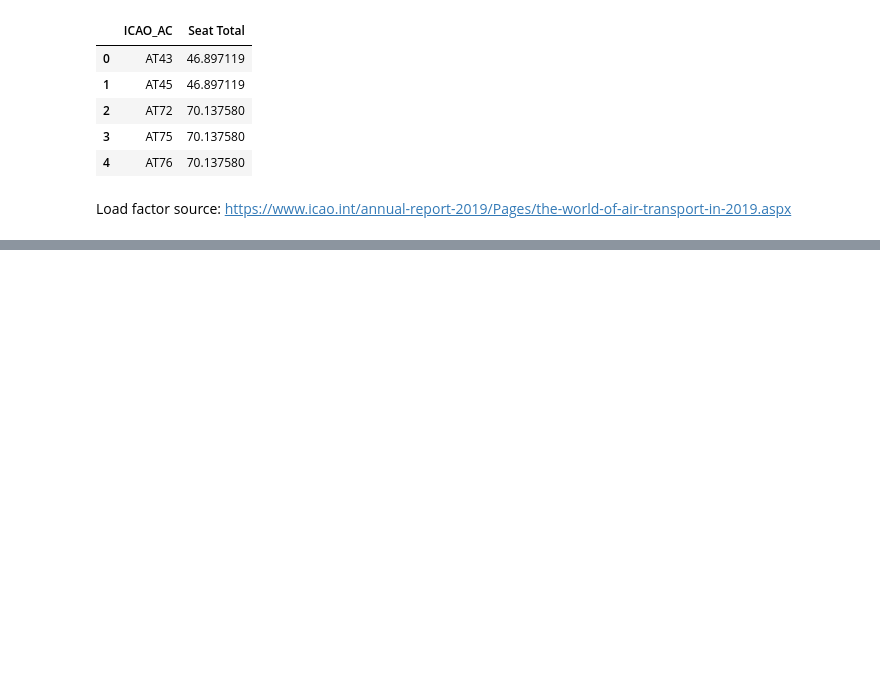
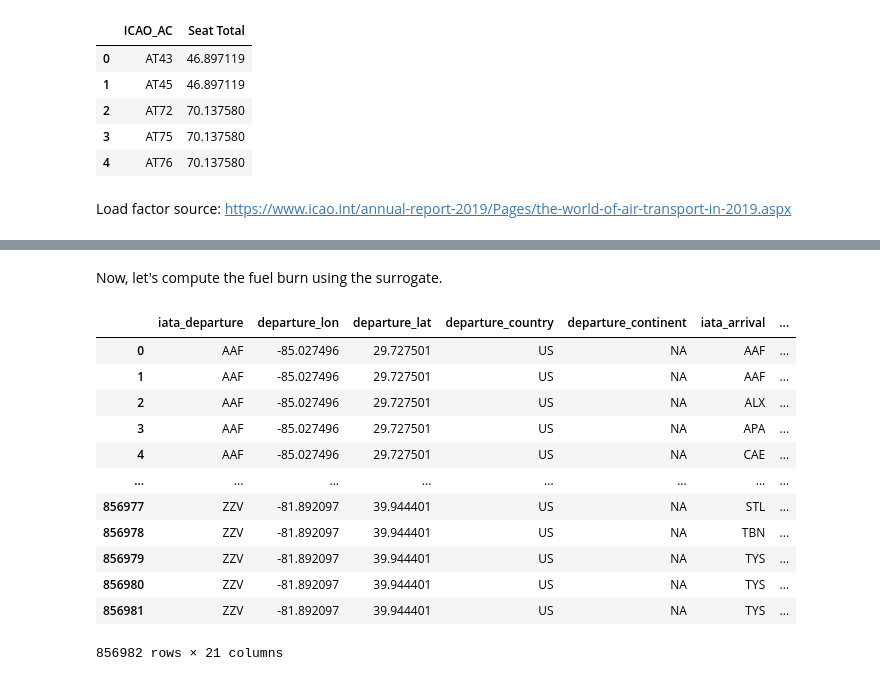
Before and after one commit to AeroMAPS/AeroSCOPE_dataset, a Jupyter notebook: aeroscope/04_bis_opensky_standalone/osky_data_extraction_standalone.ipynb, the cells around one changed output, grey strips where cells are left out. Saved outputs shown, nothing was run; the diff lists cells and outputs as text; code cells hidden in the pictures; blank space fills up the shorter version.

```diff
--- a/aeroscope/04_bis_opensky_standalone/osky_data_extraction_standalone.ipynb
+++ b/aeroscope/04_bis_opensky_standalone/osky_data_extraction_standalone.ipynb
@@ -121,0 +162,38 @@ os_df['seats'].sum()
+# %% [markdown]
+Now, let's compute the fuel burn using the surrogate.
+# %%
+fuel_surrogate = pd.read_csv('data/FuelSurrogate.csv', sep=';')
+fuel_surrogate_dict=fuel_surrogate[['ac_code_icao',"reduced_fuel_intercept","reduced_fuel_a1","reduced_fuel_a2"]].set_index('ac_code_icao').transpose().to_dict()
+ac_list=fuel_surrogate['ac_code_icao'].unique()
+
+
+def compute_fuel_seymour(fuel_surrogate_dict, icao_type, distance):
+    if icao_type in ac_list and distance > 1:
+        coefficients = fuel_surrogate_dict[icao_type]
+        fuel_burn = coefficients['reduced_fuel_intercept'] + coefficients['reduced_fuel_a2'] * distance + coefficients['reduced_fuel_a1'] * distance ** 2
+    elif distance < 1:
+        fuel_burn = 0
+    else:
+        fuel_burn = np.nan
+    return float(fuel_burn)
+
+
+os_df.loc[:, "fuel_burn_seymour"] = os_df.progress_apply(
+                lambda x: compute_fuel_seymour(fuel_surrogate_dict, x["seymour_proxy"], x["distance_km"]),
+                axis=1)
+# %%
+os_df
+# %% [output]
+|  | iata_departure | departure_lon | departure_lat | departure_country | departure_continent | iata_arrival | ... |
+| 0 | AAF | -85.027496 | 29.727501 | US | NA | AAF | ... |
+| 1 | AAF | -85.027496 | 29.727501 | US | NA | AAF | ... |
+| 2 | AAF | -85.027496 | 29.727501 | US | NA | ALX | ... |
+| 3 | AAF | -85.027496 | 29.727501 | US | NA | APA | ... |
+| 4 | AAF | -85.027496 | 29.727501 | US | NA | CAE | ... |
+| ... | ... | ... | ... | ... | ... | ... | ... |
+| 856977 | ZZV | -81.892097 | 39.944401 | US | NA | STL | ... |
+| 856978 | ZZV | -81.892097 | 39.944401 | US | NA | TBN | ... |
+| 856979 | ZZV | -81.892097 | 39.944401 | US | NA | TYS | ... |
+| 856980 | ZZV | -81.892097 | 39.944401 | US | NA | TYS | ... |
+| 856981 | ZZV | -81.892097 | 39.944401 | US | NA | TYS | ... |
+856982 rows × 21 columns
```
Also changed, not shown: parts of 9 cells of this notebook, 6 other files.
